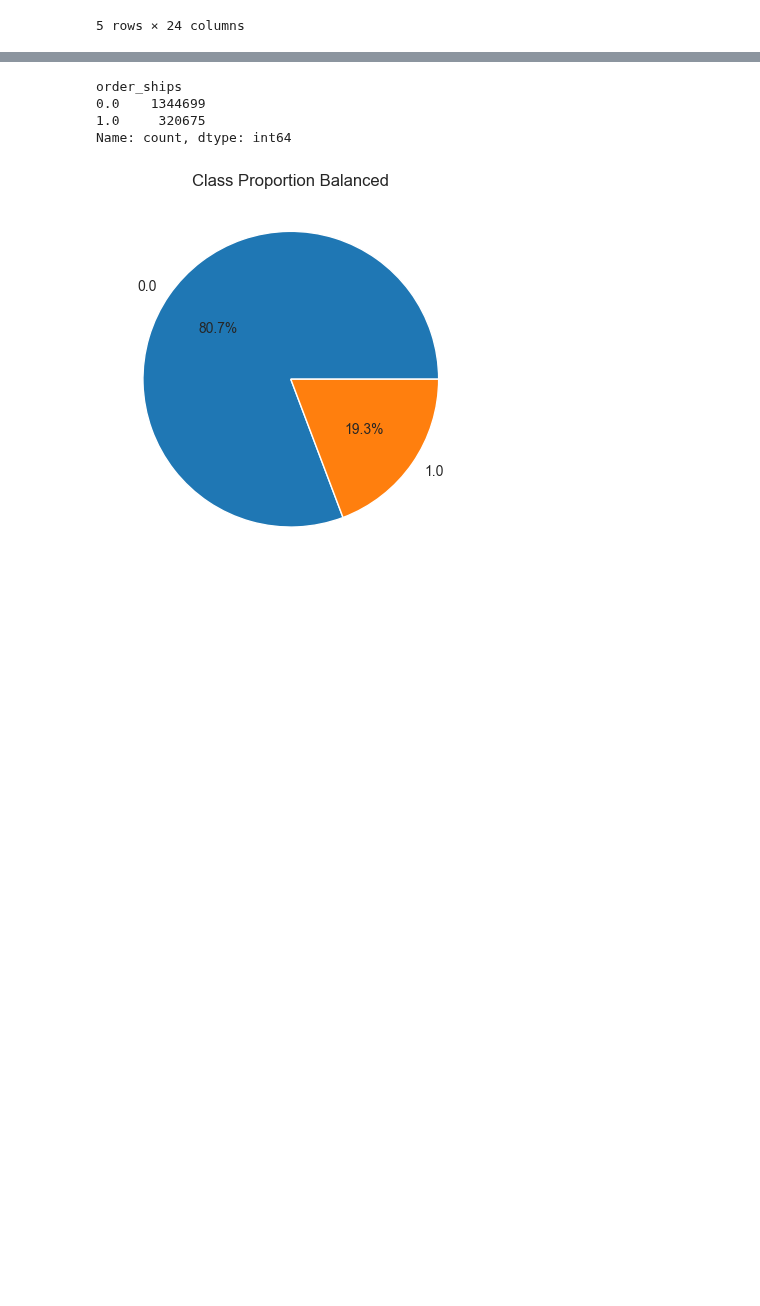
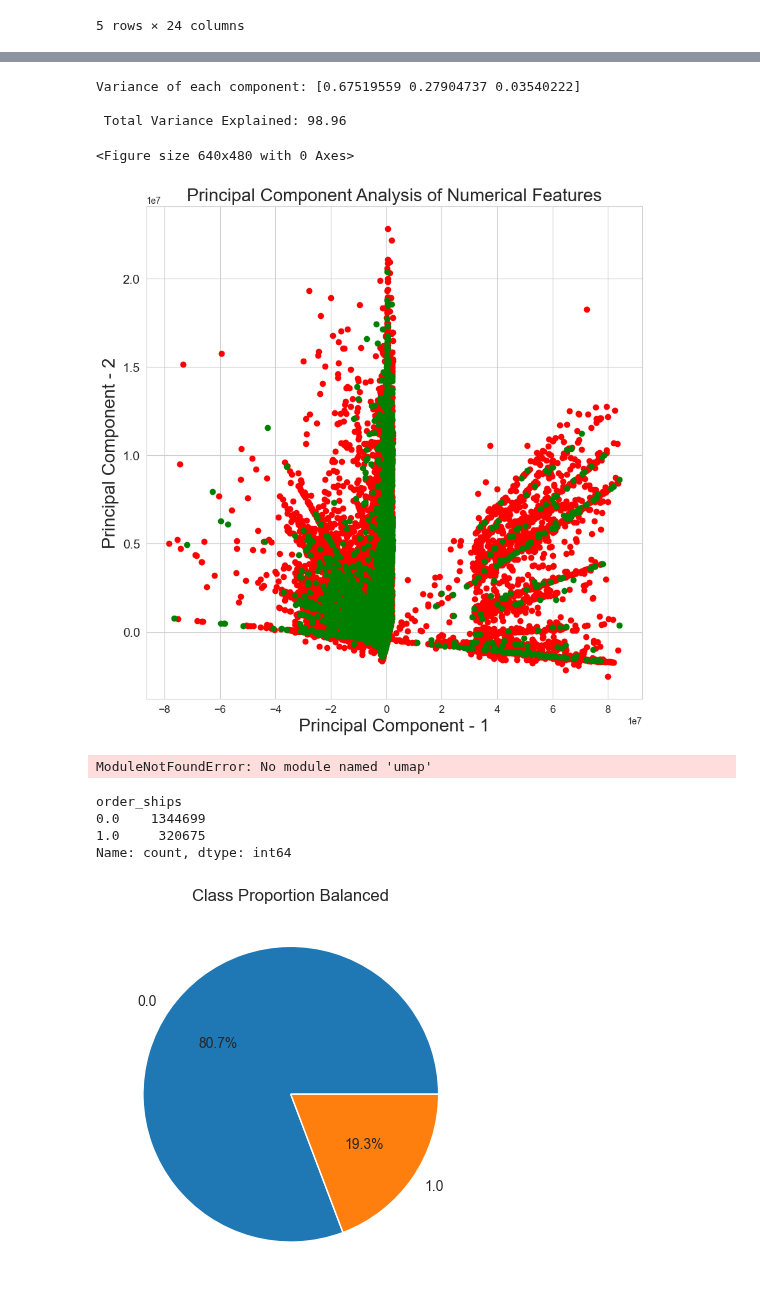
Before and after one commit to taroii/STATSM148, a Jupyter notebook: Python-Files/XGBoost-FinalModel.ipynb, the cells around one changed output, grey strips where cells are left out. Drawn from its saved outputs; the diff is of its cells as text; code cells hidden in the pictures; blank space fills up the shorter version.

```diff
--- a/Python-Files/XGBoost-FinalModel.ipynb
+++ b/Python-Files/XGBoost-FinalModel.ipynb
@@ -261,3 +271,58 @@ new_dfx.head()
+# %%
+numerical = new_dfx.loc[:,['num_journeys', 'max_journey', 'number_accounts', 'average_length_seq', 'time_in_discover', 'time_in_apply', 'event_id_0', 'event_id_1', 'event_id_2', 'event_id_3',
+       'event_id_4', 'time_0', 'time_1', 'time_2', 'time_3', 'time_4']]
+
+y = new_dfx['order_ships']
+# %%
+from sklearn.decomposition import PCA
+pca = PCA(n_components=3)
+principalComponents = pca.fit_transform(numerical)
+
+# Variance explained
+print('Variance of each component:', pca.explained_variance_ratio_)
+print('\n Total Variance Explained:', round(sum(list(pca.explained_variance_ratio_))*100, 2))
+
+# Plot the graph
+plt.figure()
+plt.figure(figsize=(10,10))
+plt.xticks(fontsize=12)
+plt.yticks(fontsize=14)
+
+# Color mapping for classes
+colors = ['r', 'g']
+for i, color in zip(range(2), colors):
+    plt.scatter(principalComponents[y == i, 1], principalComponents[y == i, 2], color=color, label=f'Class {i}')
+
+plt.xlabel('Principal Component - 1',fontsize=20)
+plt.ylabel('Principal Component - 2',fontsize=20)
+plt.title("Principal Component Analysis of Numerical Features",fontsize=20)
+plt.show()
+# %% [output]
+Variance of each component: [0.67519559 0.27904737 0.03540222]
+
+ Total Variance Explained: 98.96
+<Figure size 640x480 with 0 Axes>
+[figure, added]
+# %%
+import umap
+
+# Perform UMAP
+umap_emb = umap.UMAP(n_components=2)
+X_umap = umap_emb.fit_transform(numerical)
+
+# Plot UMAP
+plt.figure(figsize=(8, 6))
+for i, color in zip(range(3), colors):
+    plt.scatter(X_umap[y == i, 0], X_umap[y == i, 1], color=color, label=f'Class {i}')
+
+plt.title('UMAP with Class Separation')
+plt.xlabel('UMAP Component 1')
+plt.ylabel('UMAP Component 2')
+plt.legend()
+plt.grid(True)
+plt.show()
+# %% [output]
+ModuleNotFoundError: No module named 'umap'
 # %%
 # df.to_csv('data_no_embeddings.csv', index=False)
 # new_dfx.to_csv('data_with_embeddings.csv', index=False)
```
Also changed, not shown: parts of 9 cells of this notebook.
